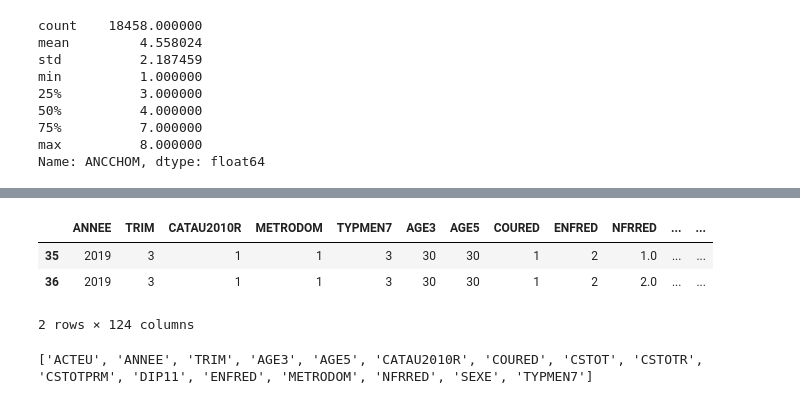
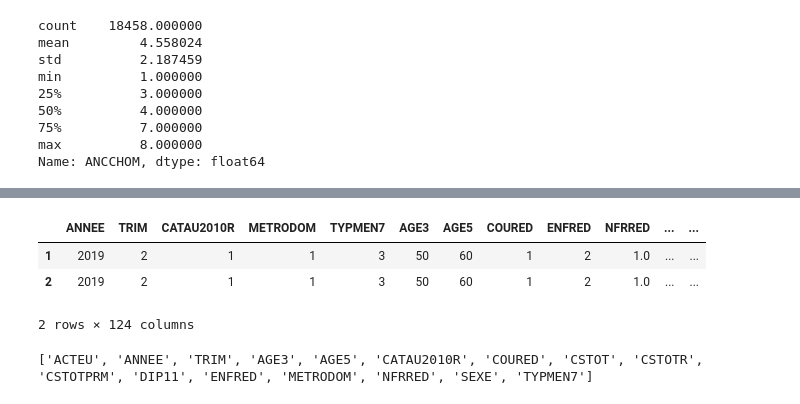
Before and after one commit to Alexis-Barrau/python_ensae, a Jupyter notebook: Scripts/Script first analysis.ipynb, the cells around one changed output, grey strips where cells are left out. Drawn from its saved outputs; the diff is of its cells as text; code cells hidden in the pictures.

```diff
--- a/Scripts/Script first analysis.ipynb
+++ b/Scripts/Script first analysis.ipynb
@@ -75,9 +86,9 @@ plt.show()
 # %%
-EEC_2019[EEC_2019["IDENTM"]==20]
+EEC_2019[EEC_2019["IDENTM"]==2]
 # %% [output]
 |  | ANNEE | TRIM | CATAU2010R | METRODOM | TYPMEN7 | AGE3 | AGE5 | COURED | ENFRED | NFRRED | ... | ... |
-| 35 | 2019 | 3 | 1 | 1 | 3 | 30 | 30 | 1 | 2 | 1.0 | ... | ... |
-| 36 | 2019 | 3 | 1 | 1 | 3 | 30 | 30 | 1 | 2 | 2.0 | ... | ... |
+| 1 | 2019 | 2 | 1 | 1 | 3 | 50 | 60 | 1 | 2 | 1.0 | ... | ... |
+| 2 | 2019 | 2 | 1 | 1 | 3 | 50 | 60 | 1 | 2 | 1.0 | ... | ... |
 2 rows × 124 columns
 # %%
 # Modélisation
```
Also changed, not shown: parts of 3 cells of this notebook.
